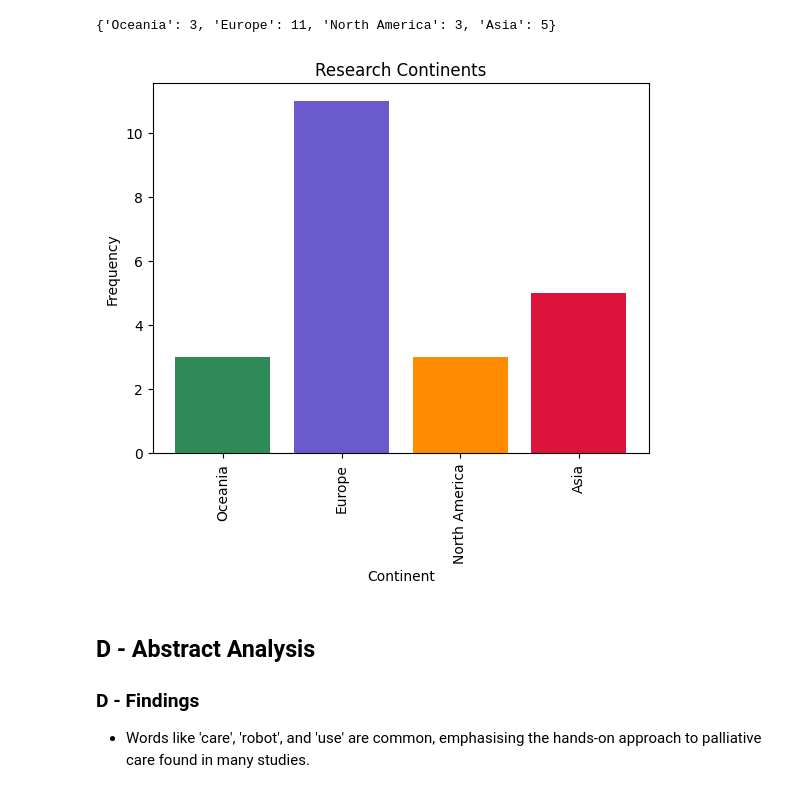
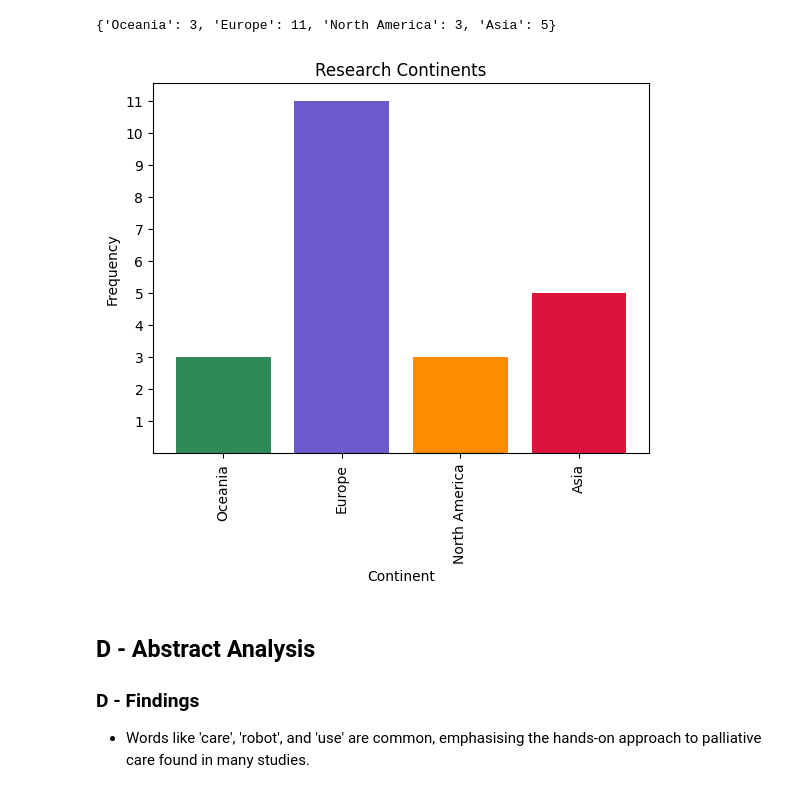
Before and after one commit to isabel-ronan/reviewNursingHomeAI, a Jupyter notebook: all_interventions/data_analysis.ipynb, the cells around one changed output. Drawn from its saved outputs; the diff is of its cells as text; code cells hidden in the pictures.

```diff
--- a/data_analysis.ipynb
+++ b/all_interventions/data_analysis.ipynb
@@ -160,16 +159,17 @@ continents
 # %%
 ax = plt.figure().gca()
 ax.bar(continents.keys(), continents.values(), color = ['seagreen', 'slateblue', 'darkorange' ,'crimson'])
 ax.yaxis.set_major_locator(MaxNLocator(integer=True))
 plt.xticks(rotation=90)
 plt.ylim(0)
 plt.title("Research Continents")
 plt.ylabel("Frequency")
+plt.yticks(range(1, 12))
 plt.xlabel("Continent")
 plt.savefig("./graphs/researchContinents.png", bbox_inches='tight')
 plt.show();
 # %% [output]
-[figure, old version]
+[figure, new version]
 # %% [markdown]
 ## D - Abstract Analysis
 
```
Also changed, not shown: parts of 2 cells of this notebook, 59 other files.
